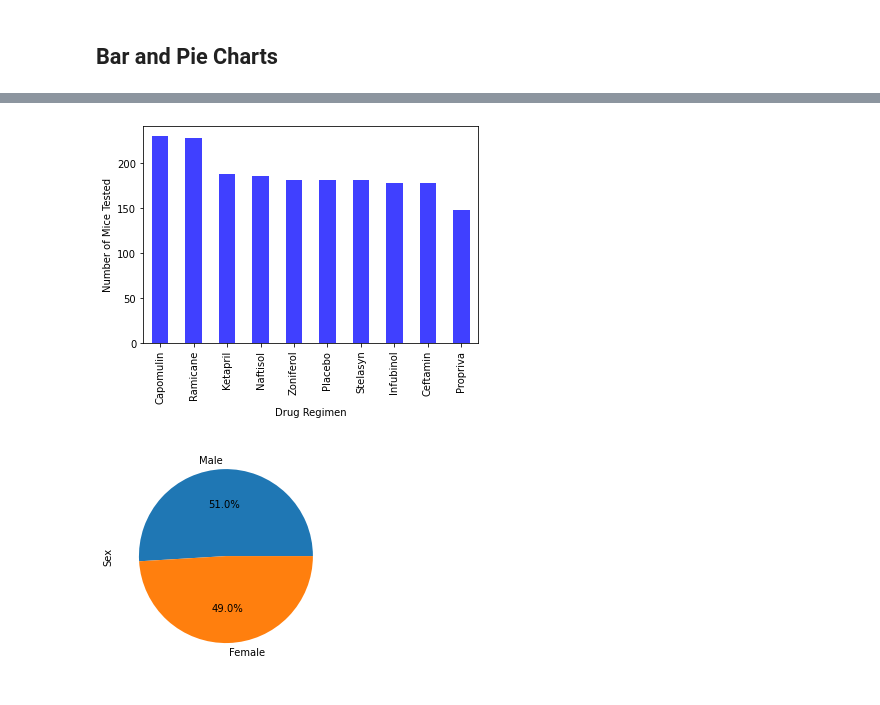
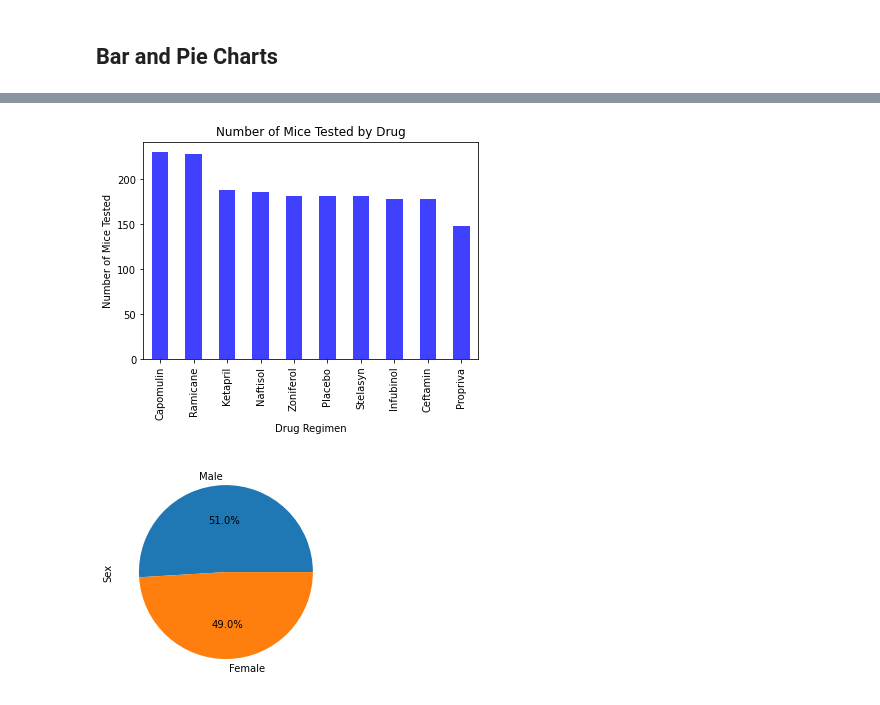
Before and after one commit to tphilippsen/nu-ds-bootcamp, a Jupyter notebook: matplotlib-challenge/pymaceuticals_homework.ipynb, the cells around one changed output, grey strips where cells are left out. Drawn from its saved outputs; the diff is of its cells as text; code cells hidden in the pictures.

```diff
--- a/matplotlib-challenge/pymaceuticals_homework.ipynb
+++ b/matplotlib-challenge/pymaceuticals_homework.ipynb
@@ -227,13 +213,13 @@ plt.xticks(rotation = 90)
 # %%
 # Generate a bar plot showing the total number of timepoints for all mice tested for each drug regimen using pyplot.
 
 mice_tests = clean_mouse_results['Drug Regimen'].value_counts()
 
 mice_tests.plot(kind= 'bar', facecolor= 'blue', alpha = 0.75, xlabel = 'Drug Regimen', ylabel= 'Number of Mice Tested')
-
+plt.title('Number of Mice Tested by Drug')
 plt.show()
 # %% [output]
-[figure, old version]
+[figure, new version]
 # %%
 # Generate a pie plot showing the distribution of female versus male mice using pyplot
 
```
Also changed, not shown: parts of 9 cells of this notebook.
